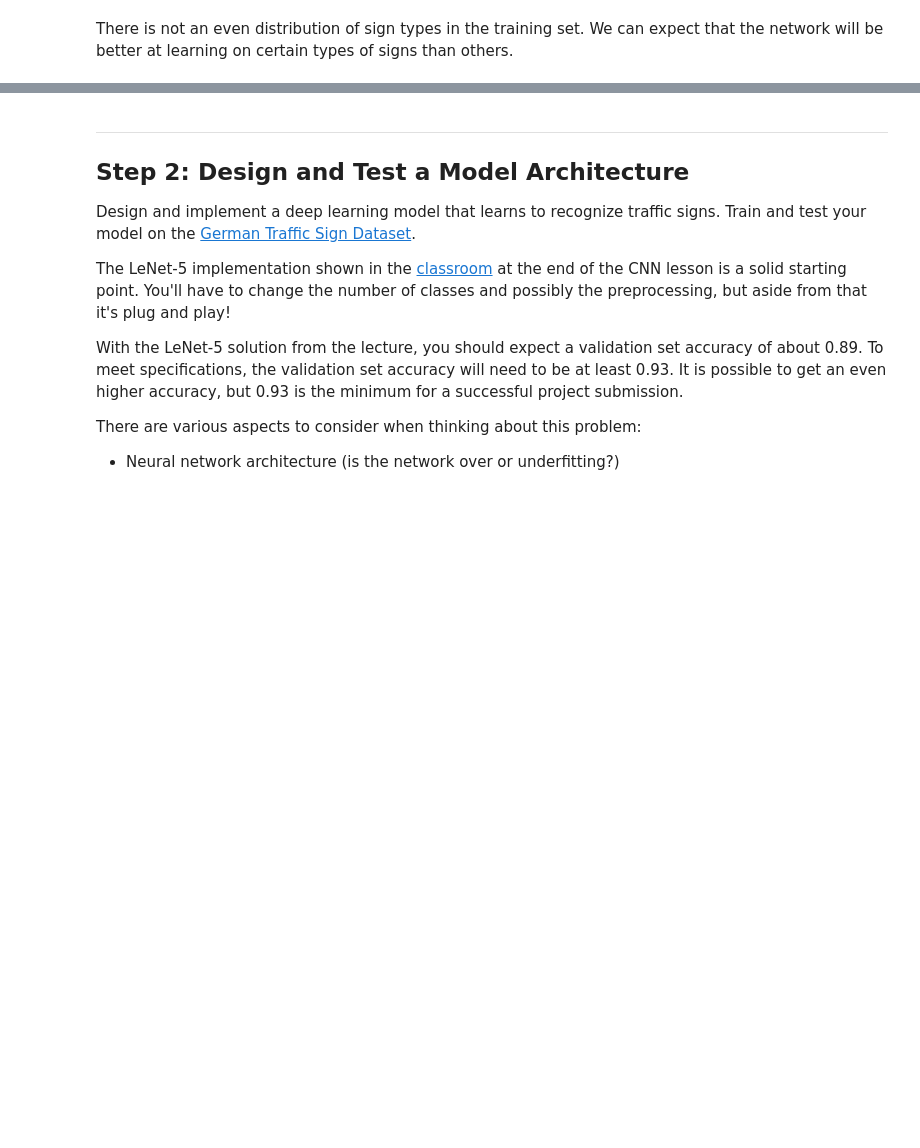
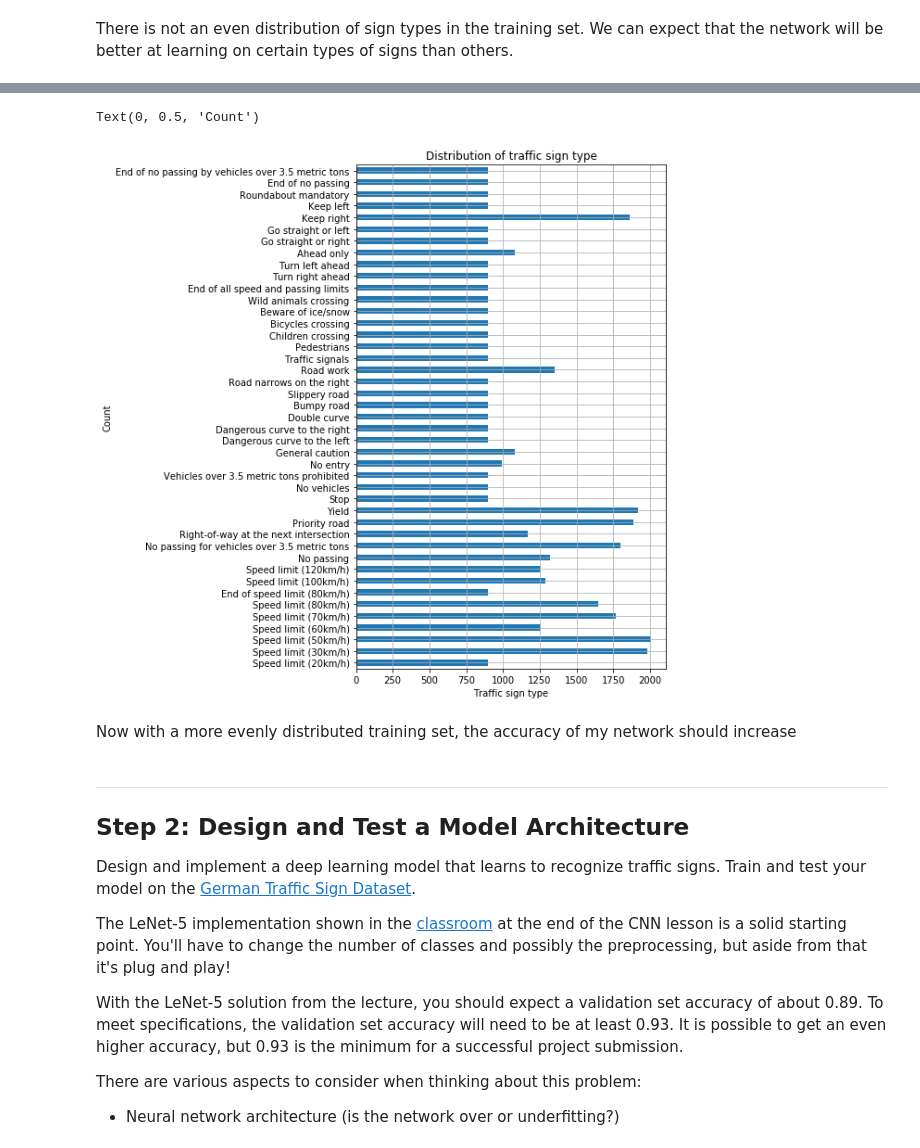
Before and after one commit to nagyben/CarND-Traffic-Sign-Classifier-Project, a Jupyter notebook: Traffic_Sign_Classifier.ipynb, the cells around one changed output, grey strips where cells are left out. Cells and saved outputs as stored; diff of their text form; code cells hidden in the pictures; blank space fills up the shorter version.

Commit message:
Data augmentation

```diff
--- a/Traffic_Sign_Classifier.ipynb
+++ b/Traffic_Sign_Classifier.ipynb
@@ -180,3 +287,34 @@ To increase the performance of the network, I will augment the training dataset
+# %%
+# Load augmented images
+with open('data/augment_images.p', mode='rb') as f:
+    augment_images = pickle.load(f)
+
+with open('data/augment_labels.p', mode='rb') as f:
+    augment_labels = pickle.load(f)
+
+# Combine datasets
+train['features'] = np.vstack((train['features'], augment_images))
+train['labels'] = np.hstack((train['labels'], augment_labels))
+
+# Visualize new distribution of traffic signs
+augment_sign_labels = pd.DataFrame(train['labels'])
+augment_sign_labels.columns = ['ClassId']
+
+# Merge data frames
+augment_sign_data = augment_sign_labels.merge(sign_labels, on='ClassId')
+
+ax = augment_sign_data.groupby(by='ClassId').count().plot.barh(figsize=(6, 10))
+ax.set_yticklabels(sign_labels['SignName'])
+ax.get_legend().remove()
+plt.grid(1)
+plt.title('Distribution of traffic sign type')
+plt.xlabel('Traffic sign type')
+plt.ylabel('Count')
+# %% [output]
+Text(0, 0.5, 'Count')
+[figure, added]
+# %% [markdown]
+Now with a more evenly distributed training set, the accuracy of my network should increase
 # %% [markdown]
 ----
 
```
Also changed, not shown: parts of 8 cells of this notebook.
